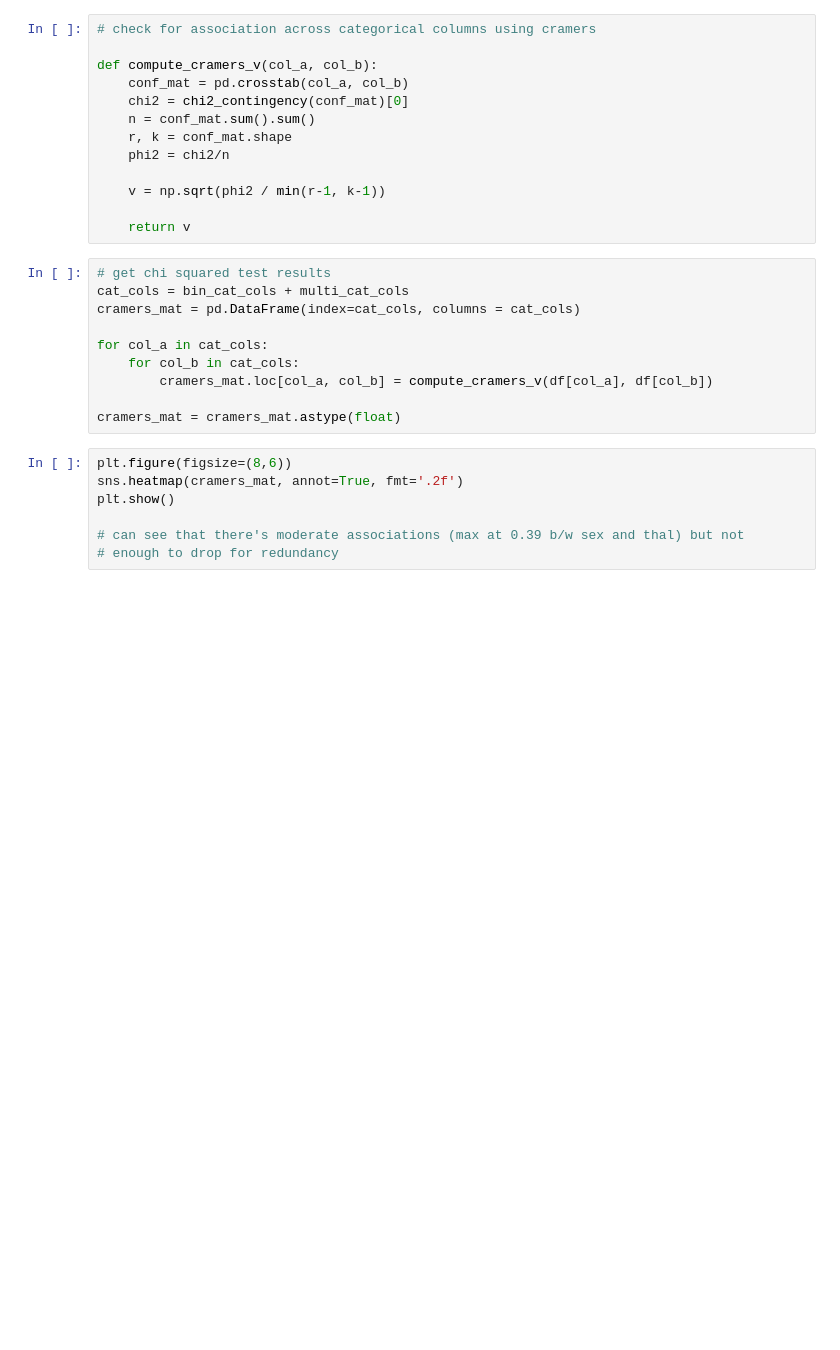
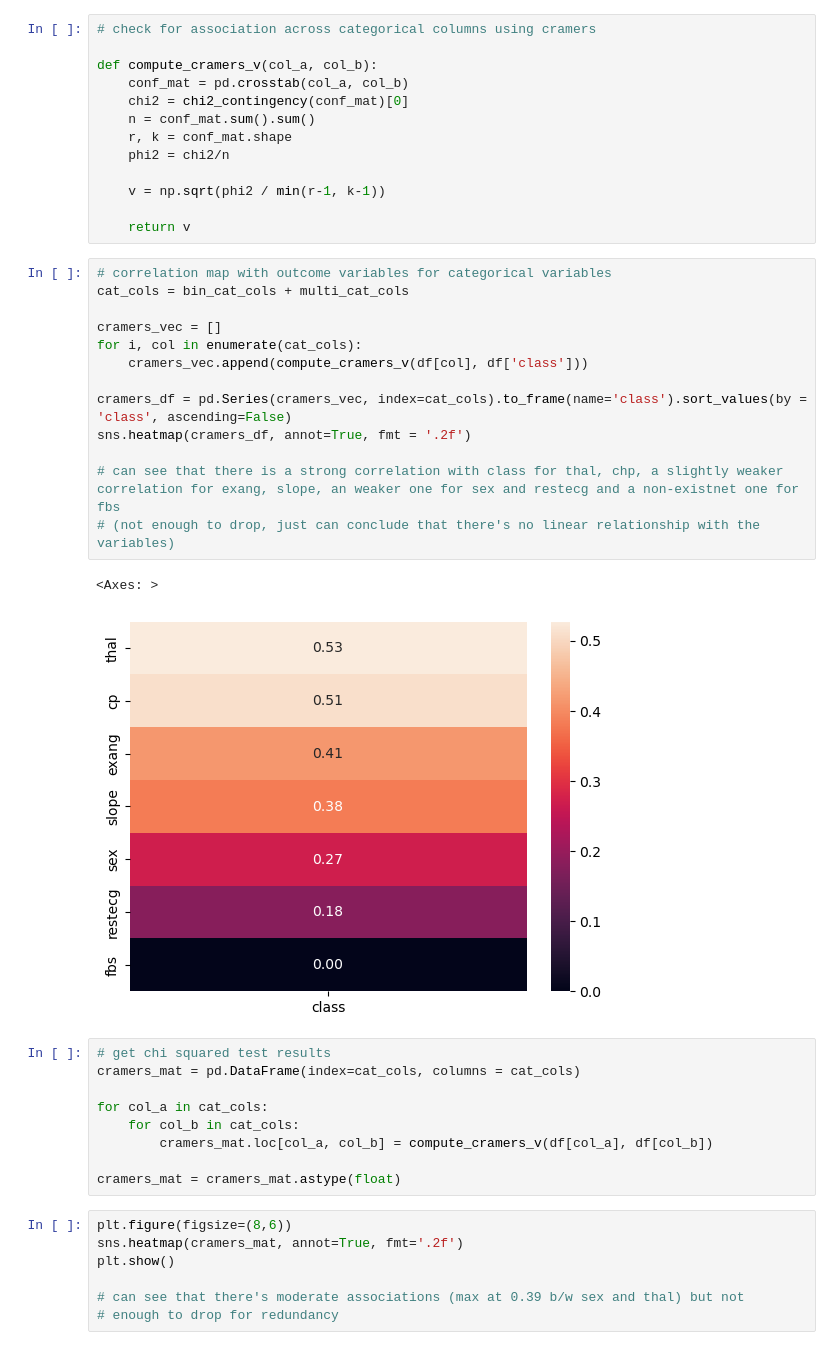
Before and after one commit to itsrohita/heart-disease-prediction, a Jupyter notebook: data_exploration.ipynb, the cells around one changed output. Drawn from its saved outputs; the diff is of its cells as text; blank space fills up the shorter version.

```diff
--- a/data_exploration.ipynb
+++ b/data_exploration.ipynb
@@ -346,9 +356,24 @@ def compute_cramers_v(col_a, col_b):
     v = np.sqrt(phi2 / min(r-1, k-1))
 
     return v
+# %%
+# correlation map with outcome variables for categorical variables
+cat_cols = bin_cat_cols + multi_cat_cols
+
+cramers_vec = []
+for i, col in enumerate(cat_cols):
+    cramers_vec.append(compute_cramers_v(df[col], df['class']))
+
+cramers_df = pd.Series(cramers_vec, index=cat_cols).to_frame(name='class').sort_values(by = 'class', ascending=False)
+sns.heatmap(cramers_df, annot=True, fmt = '.2f')
+
+# can see that there is a strong correlation with class for thal, chp, a slightly weaker correlation for exang, slope, an weaker one for sex and restecg and a non-existnet one for fbs
+# (not enough to drop, just can conclude that there's no linear relationship with the variables)
+# %% [output]
+<Axes: >
+[figure, added]
 # %%
 # get chi squared test results
-cat_cols = bin_cat_cols + multi_cat_cols
 cramers_mat = pd.DataFrame(index=cat_cols, columns = cat_cols)
 
 for col_a in cat_cols:
```
Also changed, not shown: parts of 7 cells of this notebook.
